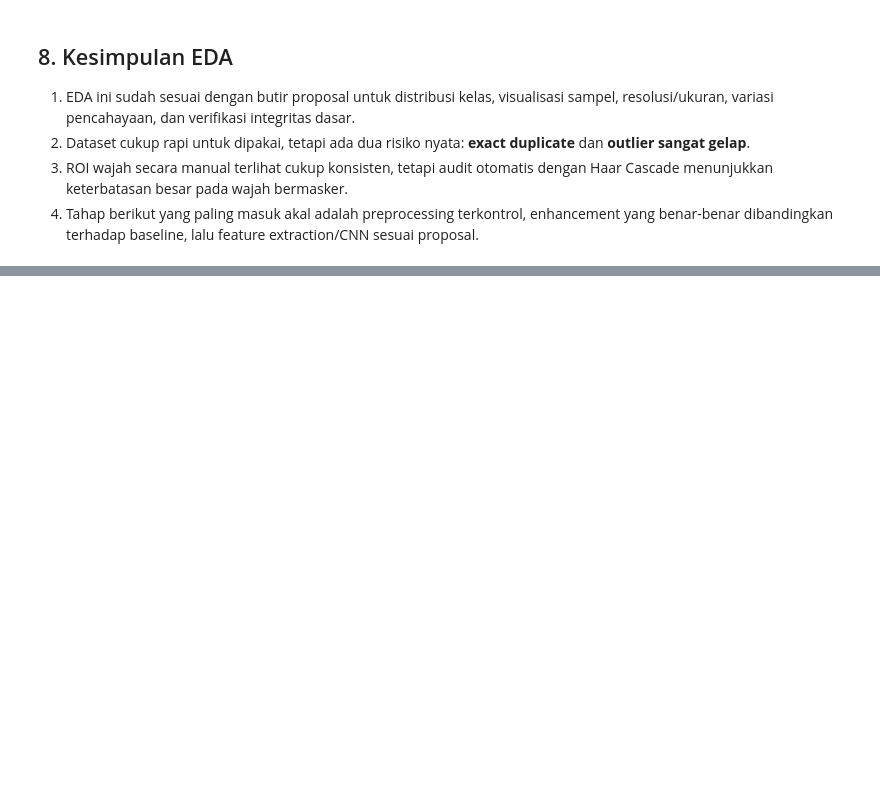
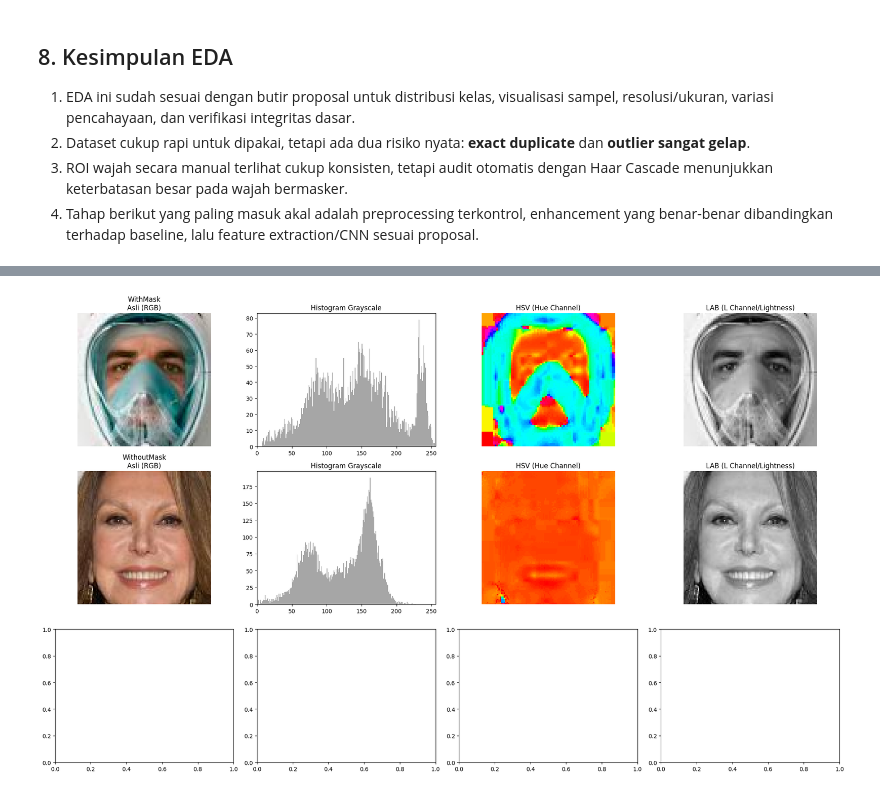
Before and after one commit to walidan-nadilaw/Klasifikasi-Penggunaan-Masker-Pada-Wajah, a Jupyter notebook: notebooks/01_eda.ipynb, the cells around one changed output, grey strips where cells are left out. Drawn from its saved outputs; the diff is of its cells as text; code cells hidden in the pictures; blank space fills up the shorter version.

```diff
--- a/notebooks/01_eda.ipynb
+++ b/notebooks/01_eda.ipynb
@@ -9,7 +9,7 @@ from pathlib import Path
 import hashlib
 import os
 import random
-
+import kagglehub
 import matplotlib.pyplot as plt
 import numpy as np
 import pandas as pd
@@ -23,6 +23,6 @@ np.random.seed(RANDOM_SEED)
 
 IMAGE_EXTENSIONS = {".jpg", ".jpeg", ".png", ".bmp", ".webp"}
 EXPECTED_SPLITS = ["Train", "Validation", "Test"]
-EXPECTED_LABELS = ["WithMask", "WithMaskIncorrect", "WithoutMask"]
+EXPECTED_LABELS = ["WithMask", "WithoutMask"]
 # %%
 def find_dataset_dir():
@@ -292,0 +363,39 @@ Pada audit cepat ini, Haar Cascade mendeteksi wajah dengan baik pada kelas `With
+# %%
+import cv2
+
+fig, axes = plt.subplots(3, 4, figsize=(20, 12))
+for i, label in enumerate(EXPECTED_LABELS):
+    subset = files_df[(files_df['label'] == label) & (files_df['split'] == 'Train')]
+    if subset.empty:
+        continue
+    sample_path = subset.iloc[0]['path']
+    img_bgr = cv2.imread(sample_path)
+    img_rgb = cv2.cvtColor(img_bgr, cv2.COLOR_BGR2RGB)
+    img_gray = cv2.cvtColor(img_bgr, cv2.COLOR_BGR2GRAY)
+    img_hsv = cv2.cvtColor(img_bgr, cv2.COLOR_BGR2HSV)
+    img_lab = cv2.cvtColor(img_bgr, cv2.COLOR_BGR2LAB)
+
+    # 1. Gambar Asli (RGB)
+    axes[i, 0].imshow(img_rgb)
+    axes[i, 0].set_title(f"{label}\nAsli (RGB)")
+    axes[i, 0].axis('off')
+
+    # 2. Histogram Grayscale
+    axes[i, 1].hist(img_gray.ravel(), bins=256, range=[0, 256], color='gray', alpha=0.7)
+    axes[i, 1].set_title("Histogram Grayscale")
+    axes[i, 1].set_xlim([0, 256])
+
+    # 3. Ruang Warna HSV (Hue Channel)
+    axes[i, 2].imshow(img_hsv[:,:,0], cmap='hsv')
+    axes[i, 2].set_title("HSV (Hue Channel)")
+    axes[i, 2].axis('off')
+
+    # 4. Ruang Warna LAB (L Channel)
+    axes[i, 3].imshow(img_lab[:,:,0], cmap='gray')
+    axes[i, 3].set_title("LAB (L Channel/Lightness)")
+    axes[i, 3].axis('off')
+
+plt.tight_layout()
+plt.show()
+# %% [output]
+[figure, added]
```
Also changed, not shown: parts of 13 cells of this notebook, 8 other files.
